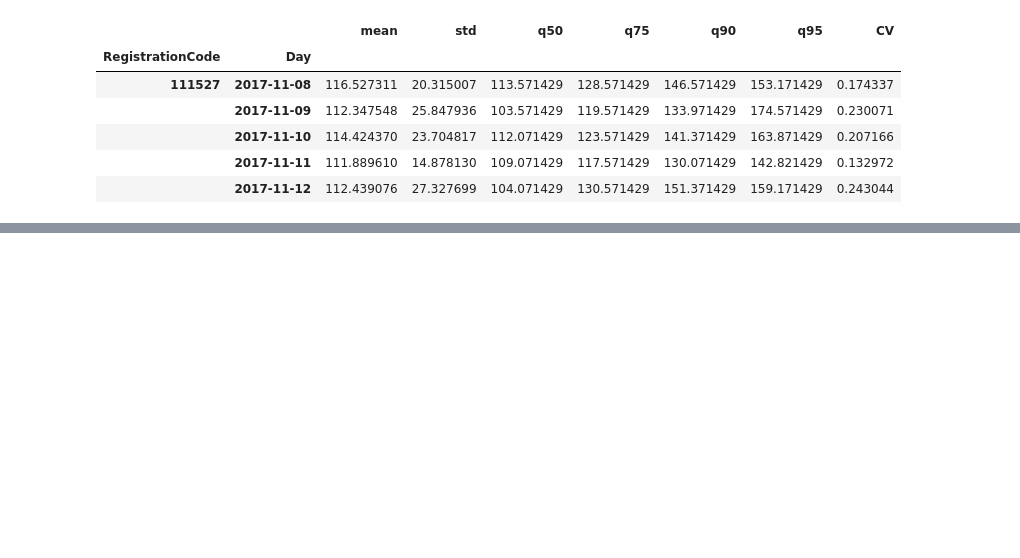
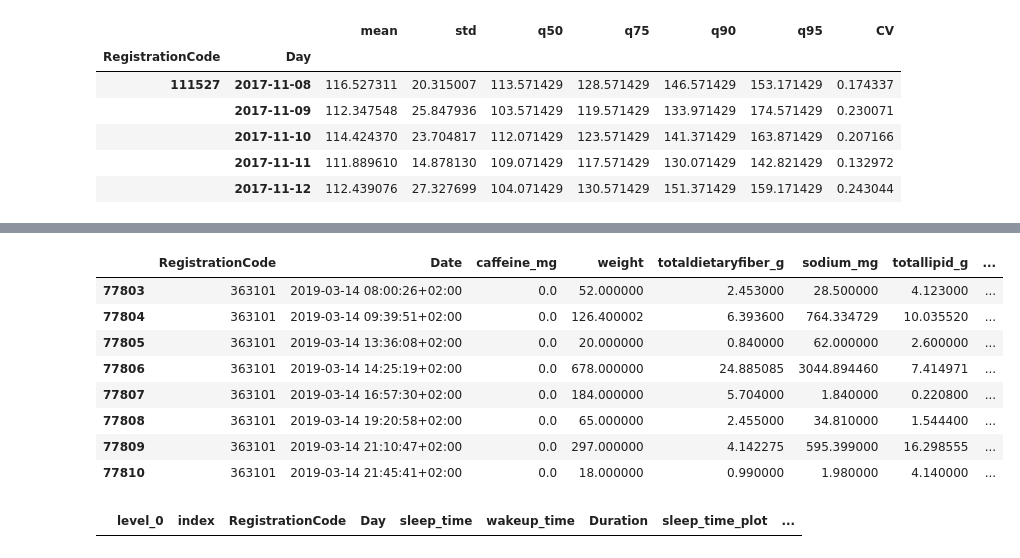
Before and after one commit to ElviraMingazova/MA_Thesis, a Jupyter notebook: Personalized correlations PNP3.ipynb, the cells around one changed output, grey strips where cells are left out. Cells and saved outputs as stored; diff of their text form; code cells hidden in the pictures; blank space fills up the shorter version.

```diff
--- a/Personalized correlations PNP3.ipynb
+++ b/Personalized correlations PNP3.ipynb
@@ -972,0 +1026,5 @@ SpearmanrResult(correlation=-0.09644704371715299, pvalue=6.917380887365568e-45)
+# %%
+log = dll.get_data(study_ids=[3,49]).df
+logdf = dll.add_nutrients(log, nutrient_list)
+logdf = dll.squeeze_log(logdf)
+logdf = logdf.reset_index()
@@ -972,0 +1053,16 @@ SpearmanrResult(correlation=-0.09644704371715299, pvalue=6.917380887365568e-45)
+# %%
+logdf[(logdf['RegistrationCode'] == '363101') & (logdf['Date'].dt.date == datetime.date(2019,3,14))]
+# %% [output]
+|  | RegistrationCode | Date | caffeine_mg | weight | totaldietaryfiber_g | sodium_mg | totallipid_g | ... |
+| 77803 | 363101 | 2019-03-14 08:00:26+02:00 | 0.0 | 52.000000 | 2.453000 | 28.500000 | 4.123000 | ... |
+| 77804 | 363101 | 2019-03-14 09:39:51+02:00 | 0.0 | 126.400002 | 6.393600 | 764.334729 | 10.035520 | ... |
+| 77805 | 363101 | 2019-03-14 13:36:08+02:00 | 0.0 | 20.000000 | 0.840000 | 62.000000 | 2.600000 | ... |
+| 77806 | 363101 | 2019-03-14 14:25:19+02:00 | 0.0 | 678.000000 | 24.885085 | 3044.894460 | 7.414971 | ... |
+| 77807 | 363101 | 2019-03-14 16:57:30+02:00 | 0.0 | 184.000000 | 5.704000 | 1.840000 | 0.220800 | ... |
+| 77808 | 363101 | 2019-03-14 19:20:58+02:00 | 0.0 | 65.000000 | 2.455000 | 34.810000 | 1.544400 | ... |
+| 77809 | 363101 | 2019-03-14 21:10:47+02:00 | 0.0 | 297.000000 | 4.142275 | 595.399000 | 16.298555 | ... |
+| 77810 | 363101 | 2019-03-14 21:45:41+02:00 | 0.0 | 18.000000 | 0.990000 | 1.980000 | 4.140000 | ... |
+# %%
+sleep_filtered[(sleep_filtered['RegistrationCode'] == '363101') & (sleep_filtered['wakeup_time'].dt.date == datetime.date(2019,3,14))]
+# %% [output]
+|  | level_0 | index | RegistrationCode | Day | sleep_time | wakeup_time | Duration | sleep_time_plot | ... |
```
Also changed, not shown: parts of 40 cells of this notebook, 1 other file.
